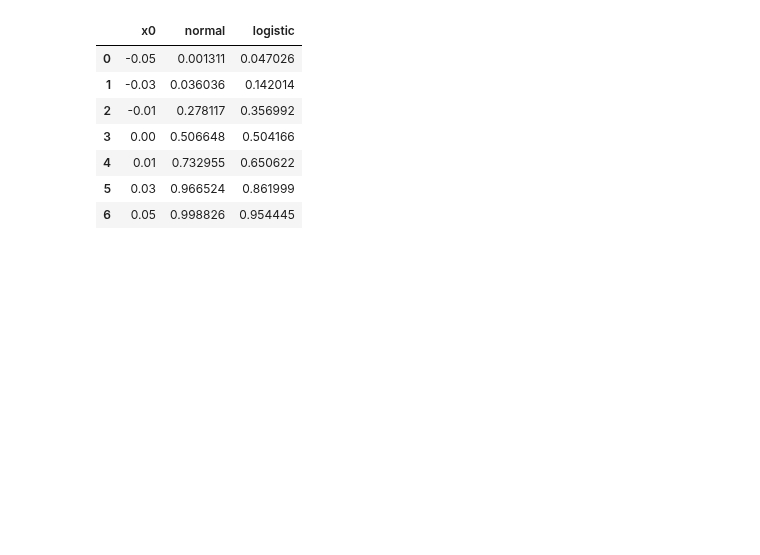
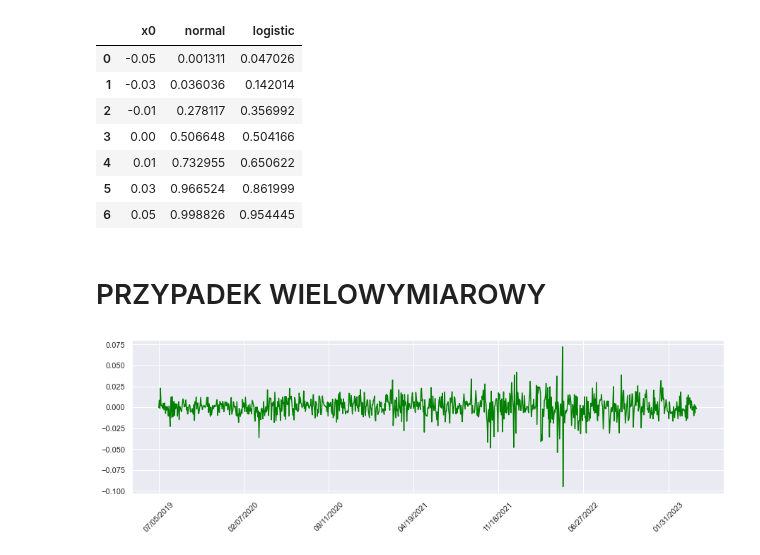
Before and after one commit to Szymex49/NVIDIA_risk_management, a Jupyter notebook: Prezentacja_2.ipynb, the cells around one changed output. Drawn from its saved outputs; the diff is of its cells as text; code cells hidden in the pictures; blank space fills up the shorter version.

```diff
--- a/Prezentacja_2.ipynb
+++ b/Prezentacja_2.ipynb
@@ -264,3 +265,36 @@ comp_dist(r2)
 | 4 | 0.01 | 0.732955 | 0.650622 |
 | 5 | 0.03 | 0.966524 | 0.861999 |
 | 6 | 0.05 | 0.998826 | 0.954445 |
+# %% [markdown]
+# PRZYPADEK WIELOWYMIAROWY
+# %%
+idx = 952 #liczone przy aluminium
+stock1 = copper['Open'].values[:idx][::-1]
+stock2 = aluminium['Open'].values[:idx][::-1]
+s = np.array(stock1[1:])
+s2 = np.array(stock1[:-1])
+r1 = np.log(s/s2)
+s_ = np.array(stock2[1:])
+s2_ = np.array(stock2[:-1])
+r2 =  np.log(s_/s2_)
+
+#funkcja tworzy portfel z dwóch zmiennych ryzyka - w1 i w2 to wagi portfela
+def portfolio(x1, x2, w1, w2):
+    try:
+        x = w1*x1 + w2*x2
+    except ValueError:
+        print('Rozmiary próbek muszą być równe!')
+    return x
+
+# zwroty logarytmiczne portfela (jakie wagi bierzemy ???)
+port = portfolio(r1, r2, 1/3, 2/3)
+# %%
+fig, ax = plt.subplots(figsize = (15, 4))
+plt.xticks(rotation = 45)
+xloc = plt.MaxNLocator(9)
+ax.xaxis.set_major_locator(xloc)
+dates = copper['Date'].values[1:idx][::-1]
+plt.plot(dates, port, color = 'green')
+plt.show()
+# %% [output]
+[figure, added]
```
Also changed, not shown: parts of 5 cells of this notebook, 1 other file.
